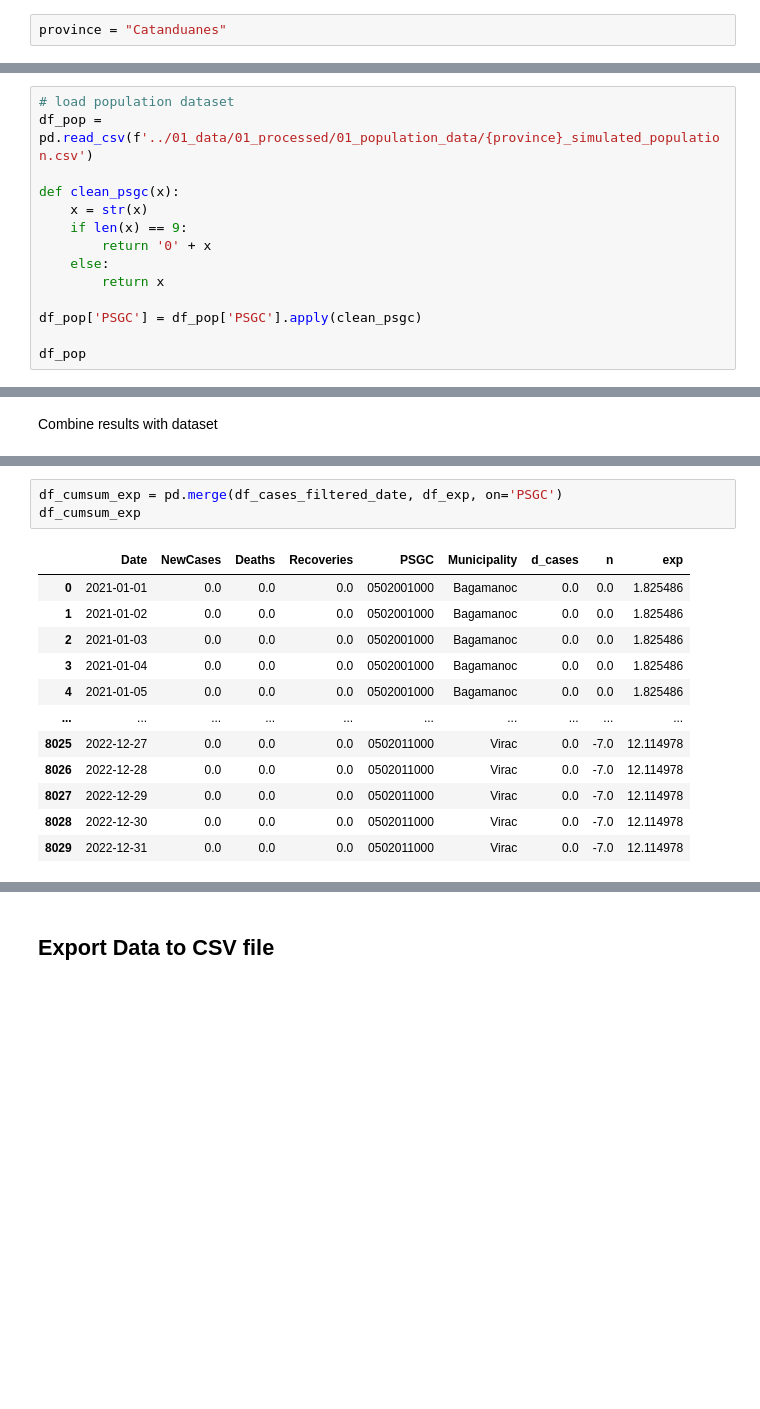
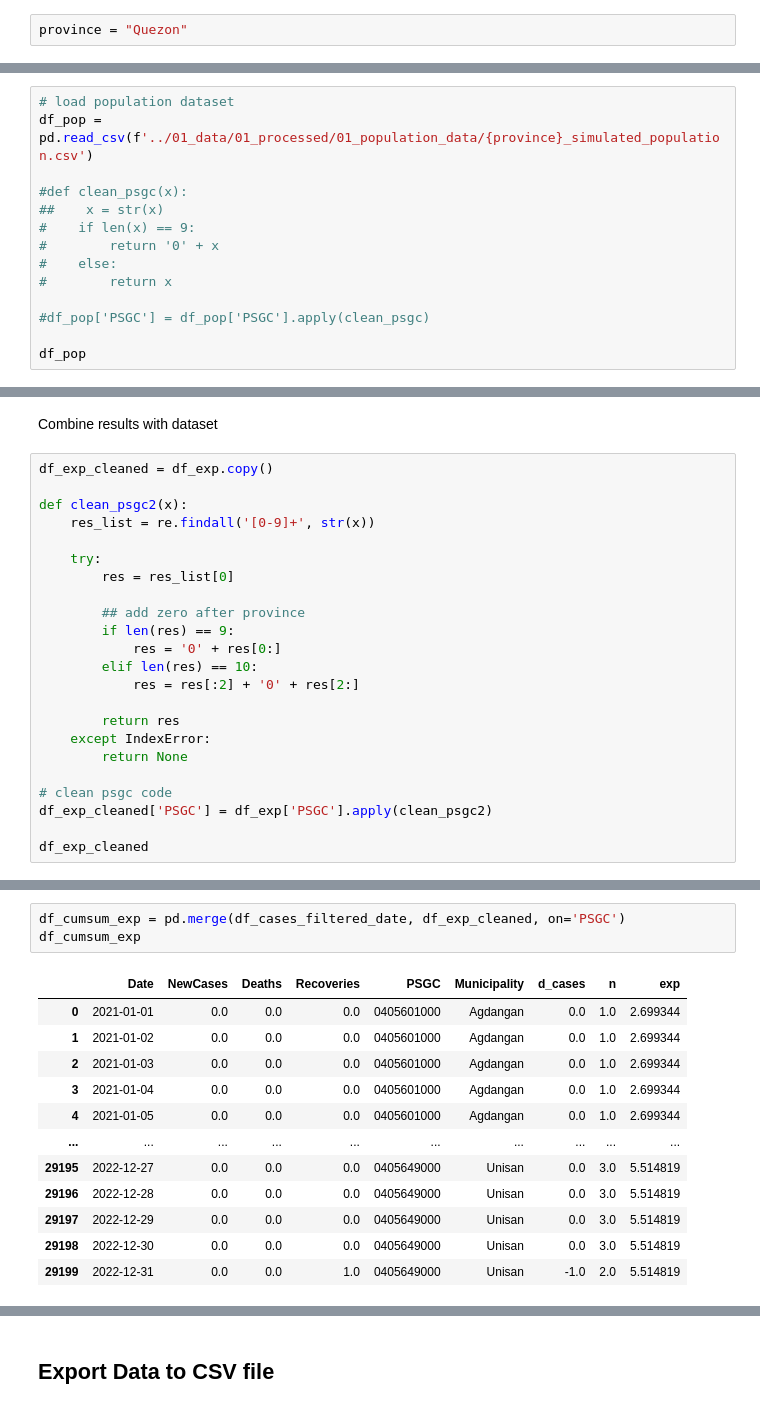
Before and after one commit to dddelacruz/cs198-scl-envi-2425, a Jupyter notebook: 02_data_processing/psgc_case_data.ipynb, the cells around one changed output, grey strips where cells are left out. Drawn from its saved outputs; the diff is of its cells as text; blank space fills up the shorter version.

Commit message:
feat: computed for case data for quezon

```diff
--- a/02_data_processing/psgc_case_data.ipynb
+++ b/02_data_processing/psgc_case_data.ipynb
@@ -10,7 +10,7 @@ import os, re
 # %% [markdown]
 Set Province
 # %%
-province = "Catanduanes"
+province = "Quezon"
 # %% [markdown]
 Set Start and End Dates
 # %%
@@ -350,14 +372,14 @@ Load simulated population data
 # load population dataset
 df_pop = pd.read_csv(f'../01_data/01_processed/01_population_data/{province}_simulated_population.csv')
 
-def clean_psgc(x):
-    x = str(x)
-    if len(x) == 9:
-        return '0' + x
-    else:
-        return x
+#def clean_psgc(x):
+##    x = str(x)
+#    if len(x) == 9:
+#        return '0' + x
+#    else:
+#        return x
 
-df_pop['PSGC'] = df_pop['PSGC'].apply(clean_psgc)
+#df_pop['PSGC'] = df_pop['PSGC'].apply(clean_psgc)
 
 df_pop
 # %% [output]
@@ -431,2 +463,25 @@ df_exp
 # %% [markdown]
 Combine results with dataset
+# %%
+df_exp_cleaned = df_exp.copy()
+
+def clean_psgc2(x):
+    res_list = re.findall('[0-9]+', str(x))
+
+    try:
+        res = res_list[0]
+
+        ## add zero after province
+        if len(res) == 9:
+            res = '0' + res[0:]
+        elif len(res) == 10:
+            res = res[:2] + '0' + res[2:]
+
+        return res
+    except IndexError:
+        return None
+
+# clean psgc code
+df_exp_cleaned['PSGC'] = df_exp['PSGC'].apply(clean_psgc2)
+
+df_exp_cleaned
@@ -433,16 +522,16 @@ Combine results with dataset
 # %%
-df_cumsum_exp = pd.merge(df_cases_filtered_date, df_exp, on='PSGC')
+df_cumsum_exp = pd.merge(df_cases_filtered_date, df_exp_cleaned, on='PSGC')
 df_cumsum_exp
 # %% [output]
 |  | Date | NewCases | Deaths | Recoveries | PSGC | Municipality | d_cases | n | exp |
-| 0 | 2021-01-01 | 0.0 | 0.0 | 0.0 | 0502001000 | Bagamanoc | 0.0 | 0.0 | 1.825486 |
-| 1 | 2021-01-02 | 0.0 | 0.0 | 0.0 | 0502001000 | Bagamanoc | 0.0 | 0.0 | 1.825486 |
-| 2 | 2021-01-03 | 0.0 | 0.0 | 0.0 | 0502001000 | Bagamanoc | 0.0 | 0.0 | 1.825486 |
-| 3 | 2021-01-04 | 0.0 | 0.0 | 0.0 | 0502001000 | Bagamanoc | 0.0 | 0.0 | 1.825486 |
-| 4 | 2021-01-05 | 0.0 | 0.0 | 0.0 | 0502001000 | Bagamanoc | 0.0 | 0.0 | 1.825486 |
+| 0 | 2021-01-01 | 0.0 | 0.0 | 0.0 | 0405601000 | Agdangan | 0.0 | 1.0 | 2.699344 |
+| 1 | 2021-01-02 | 0.0 | 0.0 | 0.0 | 0405601000 | Agdangan | 0.0 | 1.0 | 2.699344 |
+| 2 | 2021-01-03 | 0.0 | 0.0 | 0.0 | 0405601000 | Agdangan | 0.0 | 1.0 | 2.699344 |
+| 3 | 2021-01-04 | 0.0 | 0.0 | 0.0 | 0405601000 | Agdangan | 0.0 | 1.0 | 2.699344 |
+| 4 | 2021-01-05 | 0.0 | 0.0 | 0.0 | 0405601000 | Agdangan | 0.0 | 1.0 | 2.699344 |
 | ... | ... | ... | ... | ... | ... | ... | ... | ... | ... |
-| 8025 | 2022-12-27 | 0.0 | 0.0 | 0.0 | 0502011000 | Virac | 0.0 | -7.0 | 12.114978 |
-| 8026 | 2022-12-28 | 0.0 | 0.0 | 0.0 | 0502011000 | Virac | 0.0 | -7.0 | 12.114978 |
-| 8027 | 2022-12-29 | 0.0 | 0.0 | 0.0 | 0502011000 | Virac | 0.0 | -7.0 | 12.114978 |
-| 8028 | 2022-12-30 | 0.0 | 0.0 | 0.0 | 0502011000 | Virac | 0.0 | -7.0 | 12.114978 |
-| 8029 | 2022-12-31 | 0.0 | 0.0 | 0.0 | 0502011000 | Virac | 0.0 | -7.0 | 12.114978 |
+| 29195 | 2022-12-27 | 0.0 | 0.0 | 0.0 | 0405649000 | Unisan | 0.0 | 3.0 | 5.514819 |
+| 29196 | 2022-12-28 | 0.0 | 0.0 | 0.0 | 0405649000 | Unisan | 0.0 | 3.0 | 5.514819 |
+| 29197 | 2022-12-29 | 0.0 | 0.0 | 0.0 | 0405649000 | Unisan | 0.0 | 3.0 | 5.514819 |
+| 29198 | 2022-12-30 | 0.0 | 0.0 | 0.0 | 0405649000 | Unisan | 0.0 | 3.0 | 5.514819 |
+| 29199 | 2022-12-31 | 0.0 | 0.0 | 1.0 | 0405649000 | Unisan | -1.0 | 2.0 | 5.514819 |
```
Also changed, not shown: parts of 17 cells of this notebook, 2 other files.
